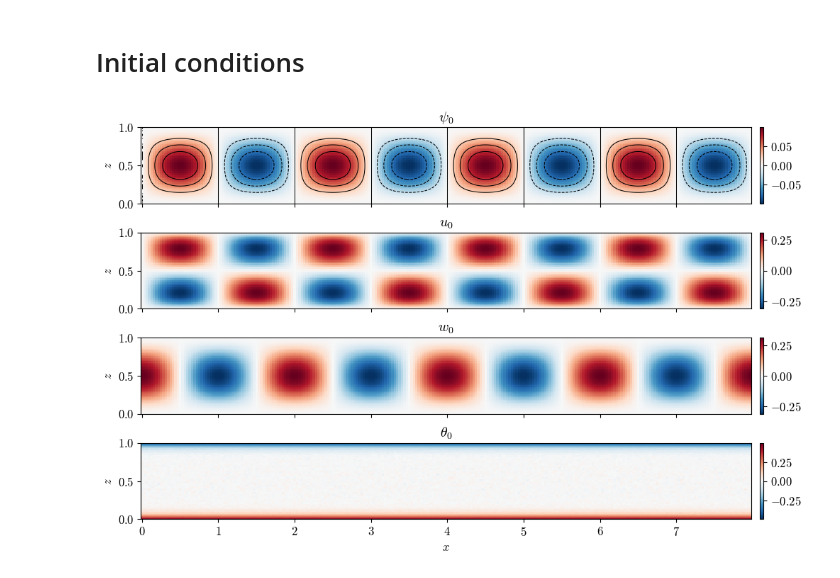
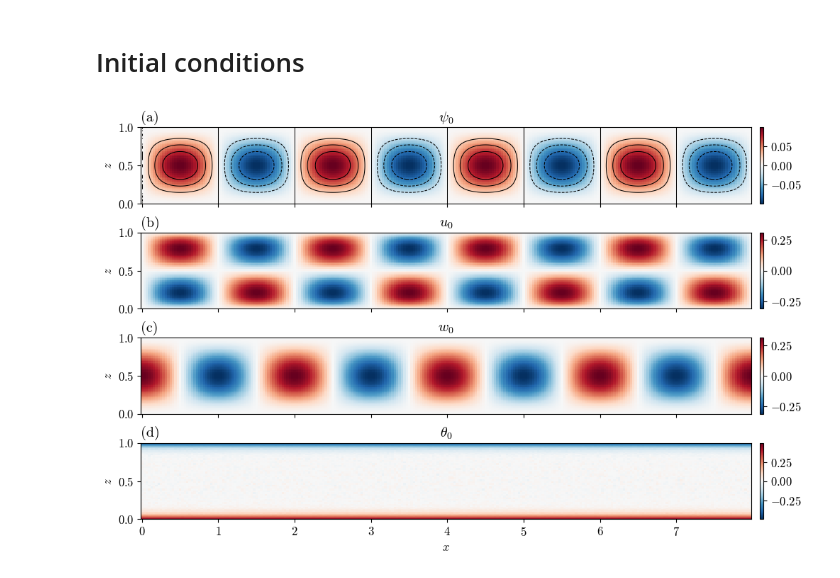
Before and after one commit to tschanzer/honours-project, a Jupyter notebook: final_notebooks/initial_condition.ipynb, the cells around one changed output. Saved outputs shown, nothing was run; the diff lists cells and outputs as text; code cells hidden in the pictures.

```diff
--- a/final_notebooks/initial_condition.ipynb
+++ b/final_notebooks/initial_condition.ipynb
@@ -51,31 +53,32 @@ fig, axes = plt.subplots(4, 1, figsize=(12, 6.5), sharex=True)
 mesh = axes[0].pcolormesh(x.squeeze(), z.squeeze(), psi['g'].T, cmap='RdBu_r')
 axes[0].contour(
     x.squeeze(), z.squeeze(), psi['g'].T,
     colors='k', linewidths=0.75,
 )
 mesh.set_rasterized(True)
 fig.colorbar(mesh, ax=axes[0], pad=0.01)
 axes[0].set(aspect='equal', title='$\\psi_0$', ylabel='$z$')
 
 mesh = axes[1].pcolormesh(
     x.squeeze(), z.squeeze(), u['g'][0,:,:].T, cmap='RdBu_r')
 mesh.set_rasterized(True)
 fig.colorbar(mesh, ax=axes[1], pad=0.01)
 axes[1].set(aspect='equal', title='$u_0$', ylabel='$z$')
 
 mesh = axes[2].pcolormesh(
     x.squeeze(), z.squeeze(), u['g'][1,:,:].T, cmap='RdBu_r')
 mesh.set_rasterized(True)
 fig.colorbar(mesh, ax=axes[2], pad=0.01)
 axes[2].set(aspect='equal', title='$w_0$', ylabel='$z$')
 
 mesh = axes[3].pcolormesh(
     x.squeeze(), z.squeeze(), theta['g'].T, cmap='RdBu_r')
 mesh.set_rasterized(True)
 fig.colorbar(mesh, ax=axes[3], pad=0.01)
 axes[3].set(aspect='equal', title='$\\theta_0$', xlabel='$x$', ylabel='$z$')
 
 fig.tight_layout()
+tools.label_subplots(axes)
 fig.savefig(fig_path + 'init.pdf')
 # %% [output]
-[figure, old version]
+[figure, new version]
```
Also changed, not shown: parts of 1 cell of this notebook, 3 other files.
